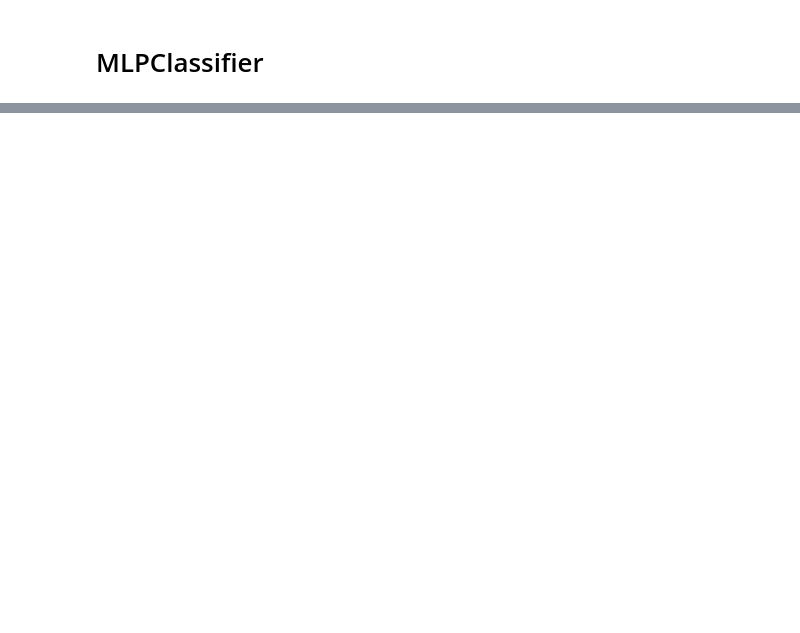
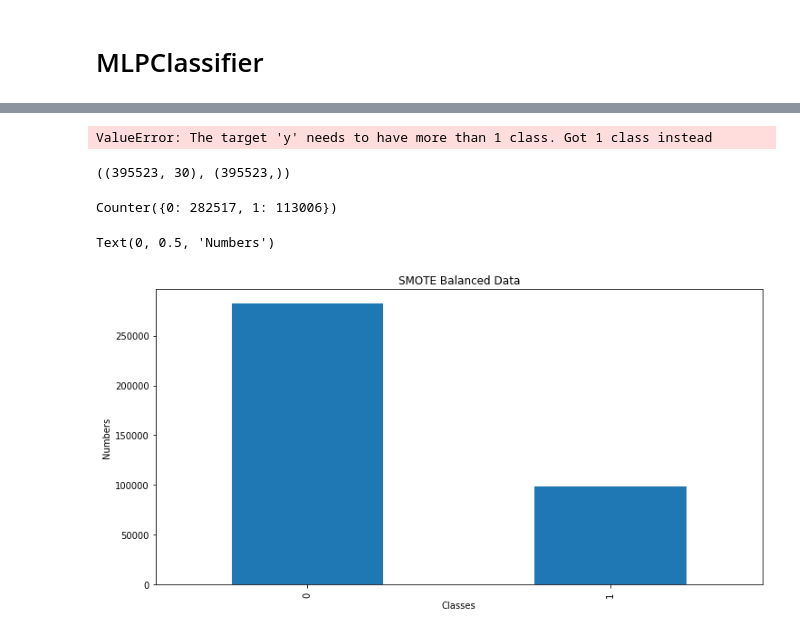
Before and after one commit to WazedKhan/Thesis-Fraud, a Jupyter notebook: Fraud De.ipynb, the cells around one changed output, grey strips where cells are left out. Drawn from its saved outputs; the diff is of its cells as text; code cells hidden in the pictures; blank space fills up the shorter version.

```diff
--- a/Fraud De.ipynb
+++ b/Fraud De.ipynb
@@ -1116,0 +1247,22 @@ Training with Parameter:  {'model': MLPClassifier(), 'params': {'hidden_layer_si
+# %%
+X1, y1 = sm.fit_resample(X_train, y_train.ravel())
+# %% [output]
+ValueError: The target 'y' needs to have more than 1 class. Got 1 class instead
+# %%
+X1.shape, y1.shape
+# %% [output]
+((395523, 30), (395523,))
+# %%
+import collections
+collections.Counter(y1)
+# %% [output]
+Counter({0: 282517, 1: 113006})
+# %%
+count_classes = pd.value_counts(new_df['Class'], sort = False)
+count_classes.plot (kind='bar')
+plt.title ("SMOTE Balanced Data")
+plt.xlabel ("Classes")
+plt.ylabel ("Numbers")
+# %% [output]
+Text(0, 0.5, 'Numbers')
+[figure, added]
```
Also changed, not shown: parts of 40 cells of this notebook, 1 other file.
